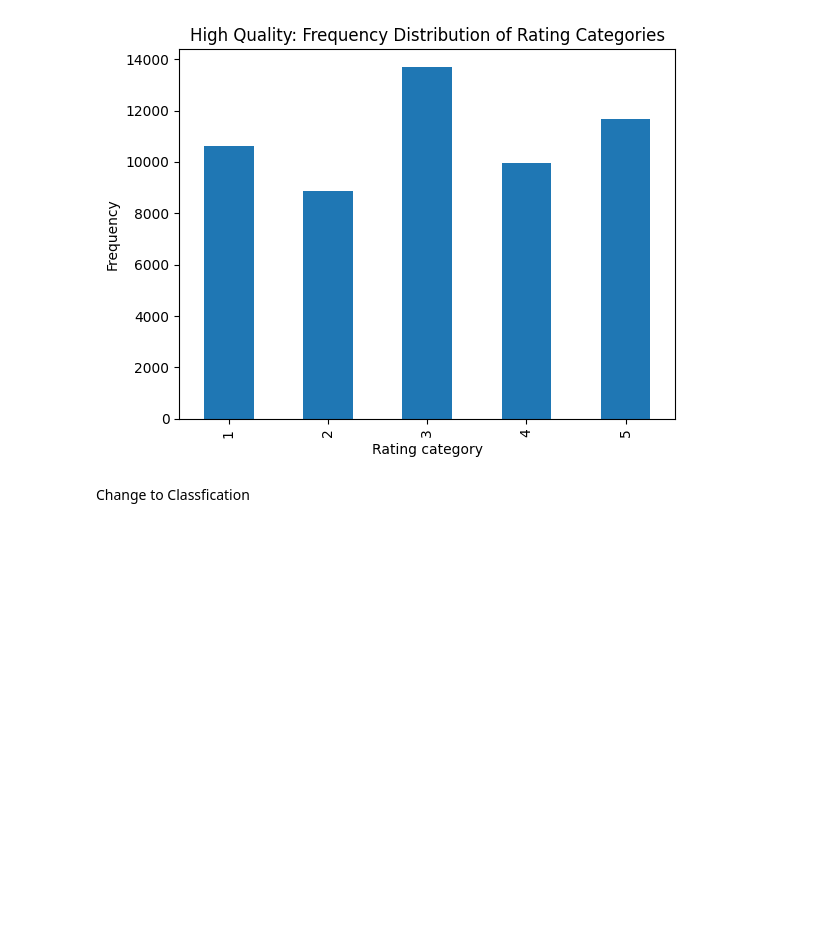
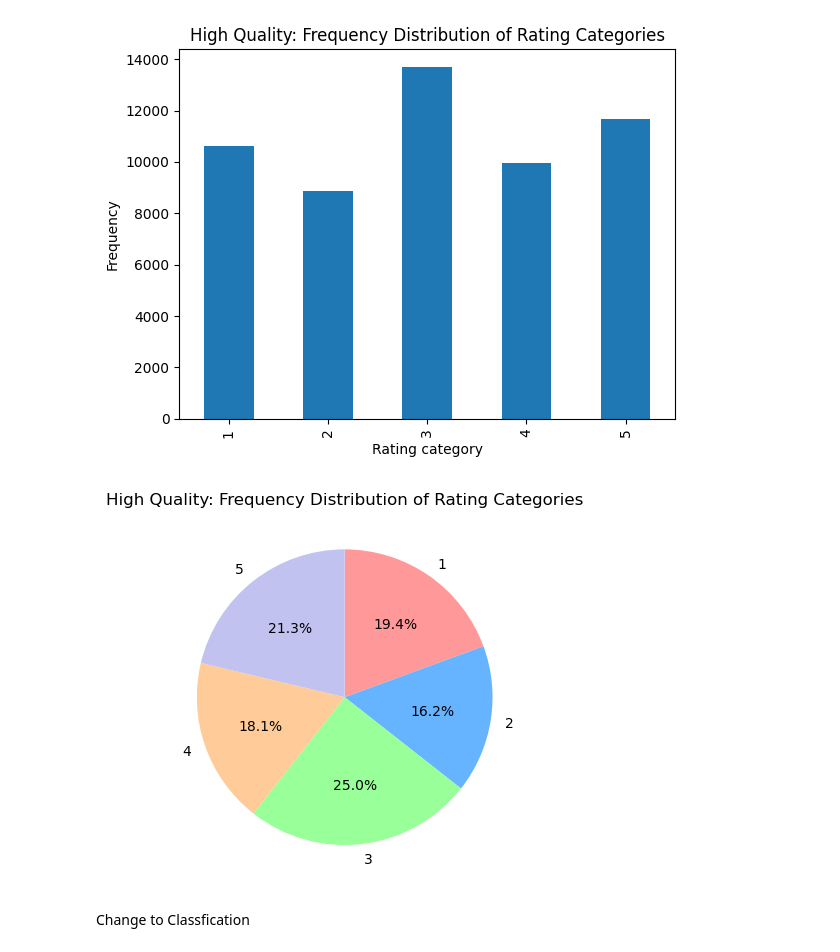
Before and after one commit to YubotKwng/Bookstore-management-Data-Processing, a Jupyter notebook: ml_regresson.ipynb, the cells around one changed output. Drawn from its saved outputs; the diff is of its cells as text; code cells hidden in the pictures; blank space fills up the shorter version.

Commit message:
Pie chart added

```diff
--- a/ml_regresson.ipynb
+++ b/ml_regresson.ipynb
@@ -62,6 +62,25 @@ plt.ylabel('Frequency')
 plt.show()
 # %% [output]
 [figure]
+# %%
+# Categorize rating for high quality
+hq_df['Rating-Category'] = pd.cut(hq_df['Book-Rating'],
+                                    bins=[0, 6, 7, 8, 9, 10],
+                                    labels=['1', '2', '3', '4', '5'],
+                                    right=True)
+rating_counts = hq_df['Rating-Category'].value_counts().sort_index()
+
+# Create a pie chart
+rating_counts.plot(kind='pie', autopct='%1.1f%%', startangle=90, counterclock=False, colors=['#ff9999','#66b3ff','#99ff99','#ffcc99', '#c2c2f0'])
+
+# Set plot title and remove the y-label as it's not required in a pie chart
+plt.title('High Quality: Frequency Distribution of Rating Categories')
+plt.ylabel('')  # Hide the y-label
+
+# Display the plot
+plt.show()
+# %% [output]
+[figure, added]
 # %% [markdown]
 Change to Classfication
 # %%
```
Also changed, not shown: parts of 1 cell of this notebook, 1 other file.
